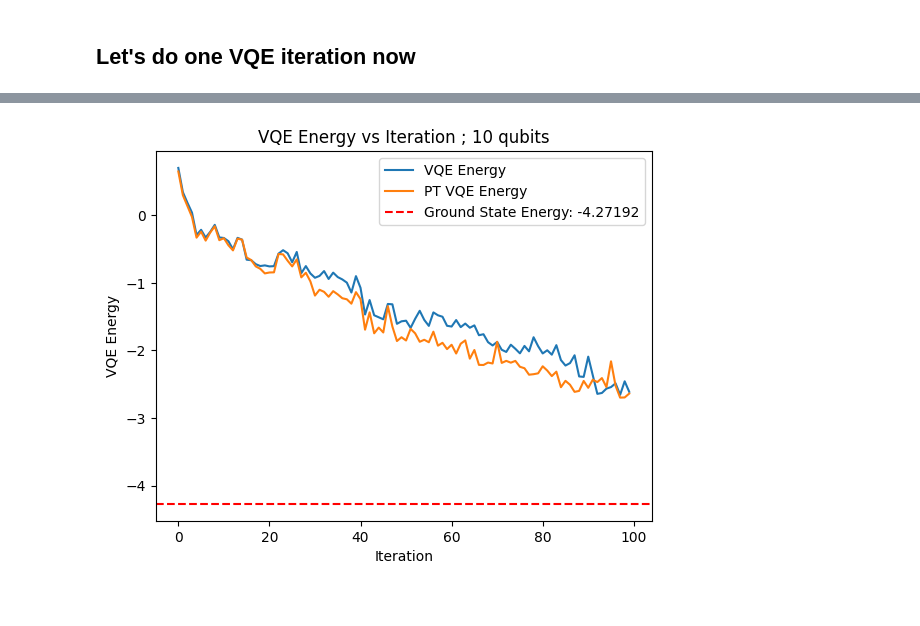
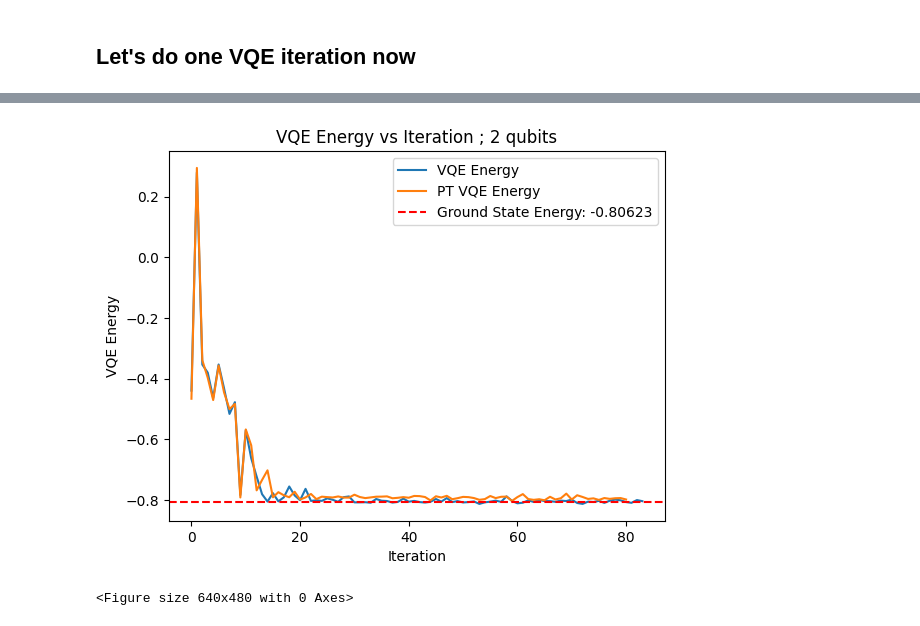
Before and after one commit to d-bharadwaj/clapton, a Jupyter notebook: examples/pt_cafqa.ipynb, the cells around one changed output, grey strips where cells are left out. Saved outputs shown, nothing was run; the diff lists cells and outputs as text; code cells hidden in the pictures.

```diff
--- a/examples/pt_cafqa.ipynb
+++ b/examples/pt_cafqa.ipynb
@@ -73,7 +75,7 @@ np.random.seed(42)
 # paulis, coeffs
 
 # Multi Qubit Hamiltonian
-num_qubits = 10
+num_qubits = 2
 coeffs,paulis,_ = ising_model(N=num_qubits,Jx=0.2,Jy=0.3,h=0.4)
 # %%
 from qiskit.quantum_info import Pauli, SparsePauliOp
@@ -692,13 +559,17 @@ Iteration: 6, Current energy: -0.2144042968749999, Current parameters: [2. 3. 1.
 # %%
 import matplotlib.pyplot as plt
 
 plt.plot(vqe_energies, label='VQE Energy')
 plt.plot(pt_vqe_energies, label='PT VQE Energy')
 plt.axhline(y=ref_value, color='r', linestyle='--', label=f'Ground State Energy: {ref_value:.5f}')
 plt.xlabel('Iteration')
 plt.ylabel('VQE Energy')
 plt.title(f'VQE Energy vs Iteration ; {num_qubits} qubits')
 plt.legend()
 plt.show()
+# nm = None
+import matplotlib
+matplotlib.use('Agg')  # Non-interactive backends
 # %% [output]
-[figure, old version]
+[figure, new version]
+<Figure size 640x480 with 0 Axes>
```
Also changed, not shown: parts of 23 cells of this notebook, 18 other files.
